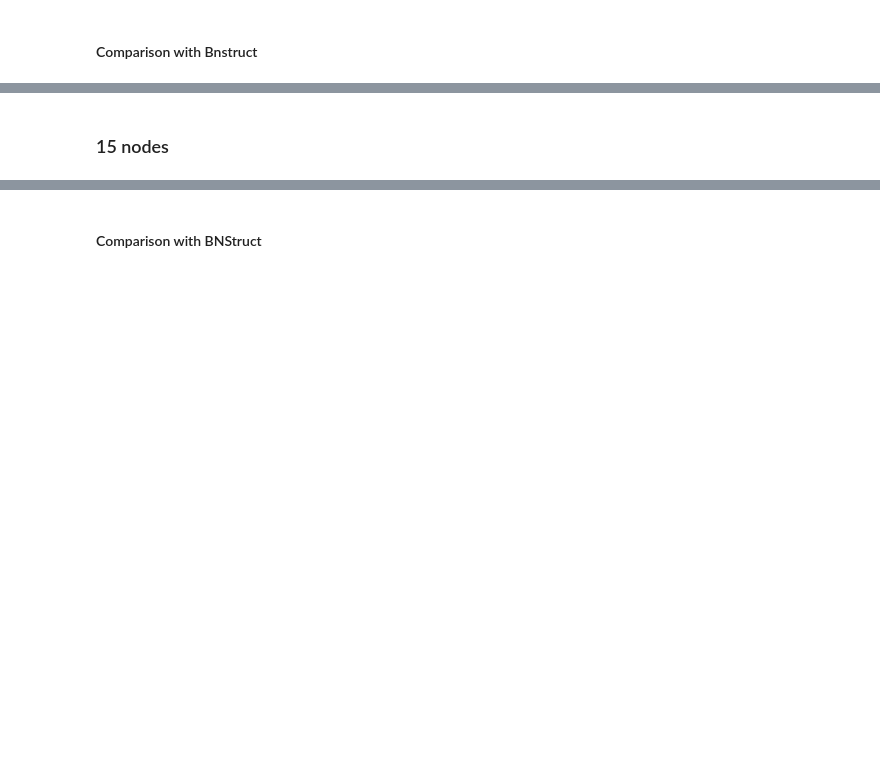
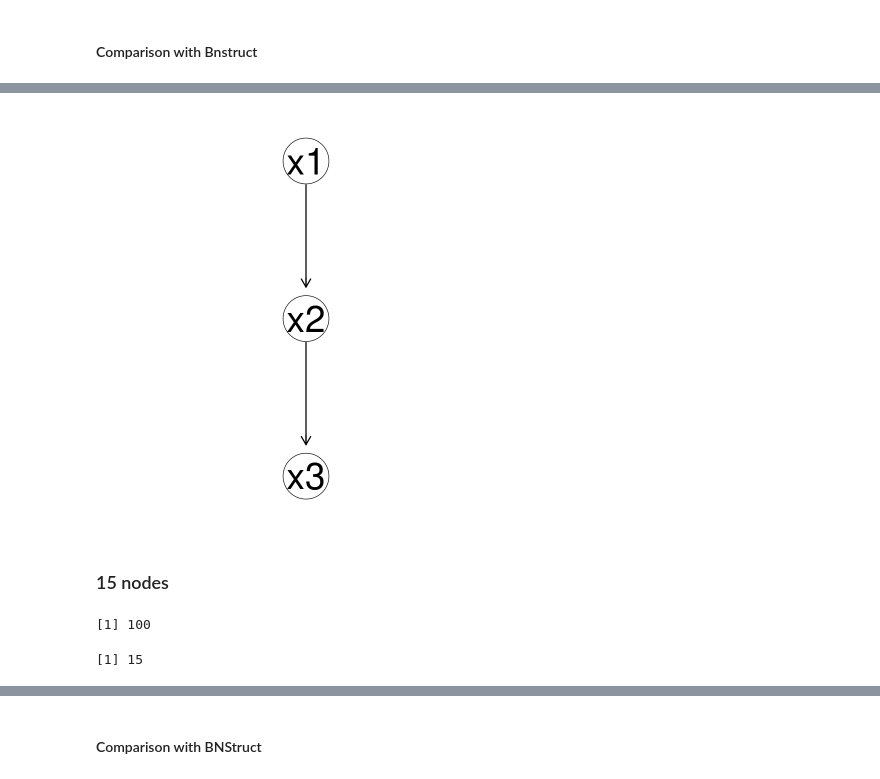
Before and after one commit to carmen-martin/bayesian-networks, a Jupyter notebook: Bayesian Networks.ipynb, the cells around one changed output, grey strips where cells are left out. Drawn from its saved outputs; the diff is of its cells as text; code cells hidden in the pictures; blank space fills up the shorter version.

```diff
--- a/Bayesian Networks.ipynb
+++ b/Bayesian Networks.ipynb
@@ -163,0 +166,10 @@ ERROR: Error in if (dim(data)[1]/prod(sizes[c(x, y, z)]) < min.counts) return(ch
+# %%
+structure <- BNDataset(data = toy.3nodes,
+                    discreteness = rep('d',3),
+                    variables = c("x1", "x2", "x3"),
+                    starts.from = 0,
+                    node.sizes = c(2,2,2)) #each element can be either 0 or 1
+
+layers <- c(1,2,3)
+u <- 2
+learned <- learn.network(algo = "sm", x = structure, layering = layers, max.parents = u)
@@ -164,3 +184,13 @@ ERROR: Error in if (dim(data)[1]/prod(sizes[c(x, y, z)]) < min.counts) return(ch
+# %%
+#--------R is a clown language so i had to download from Bioconductors because they removed the CRAN------------#
+
+#install.packages("BiocManager")
+#BiocManager::install("Rgraphviz")
+
+
+plot(learned)
+# %% [output]
+[figure, added]
 # %% [markdown]
 ### 15 nodes
 # %%
@@ -169,6 +199,12 @@ L=15
 data<- sample(0:1,replace=TRUE, size=m*L)
 dim(data)<-c(m,L)
 toy.15nodes <- data.frame(data)
+
+nrow(toy.15nodes)
+ncol(toy.15nodes)
+# %% [output]
+[1] 100
+[1] 15
 # %%
 parents <- k2(1:L, u=10, toy.15nodes)
 plot_BN(parents)
```
Also changed, not shown: parts of 14 cells of this notebook.
